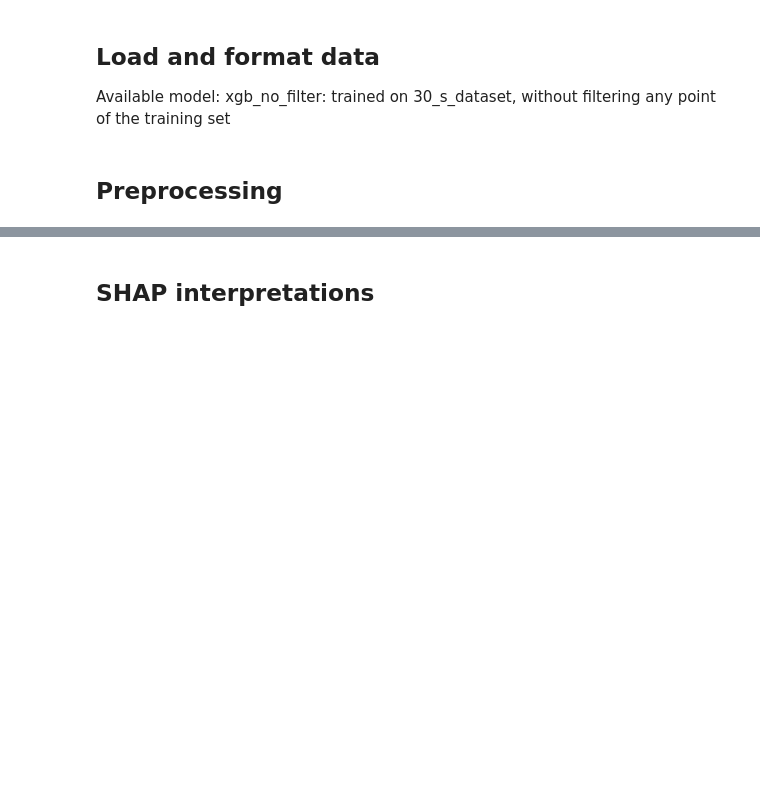
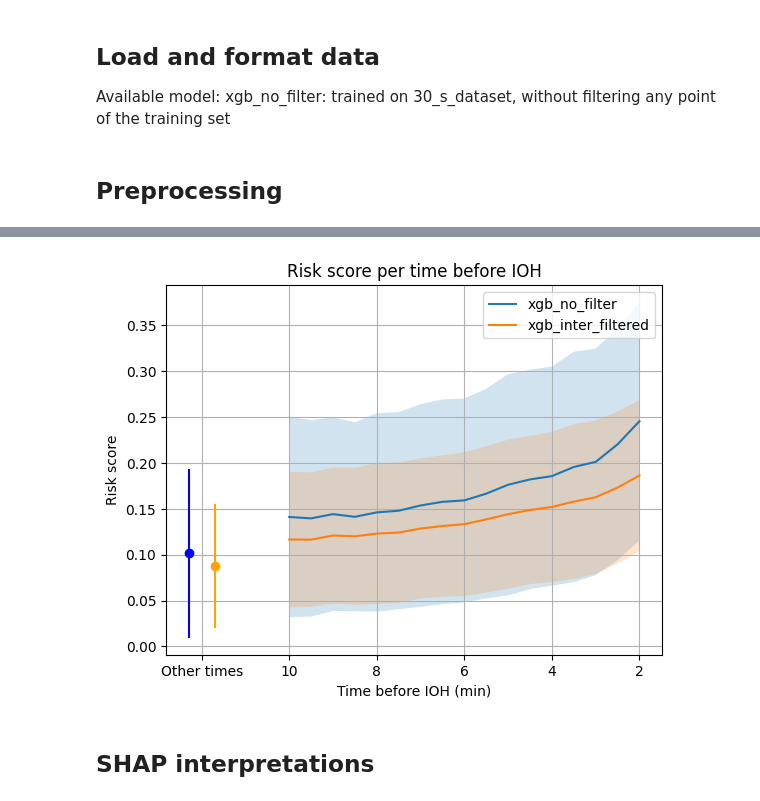
Before and after one commit to BobAubouin/hypotension_pred, a Jupyter notebook: scripts/experiments/show_results.ipynb, the cells around one changed output, grey strips where cells are left out. Drawn from its saved outputs; the diff is of its cells as text; code cells hidden in the pictures; blank space fills up the shorter version.

Commit message:
final code before revision 1

```diff
--- a/scripts/experiments/show_results.ipynb
+++ b/scripts/experiments/show_results.ipynb
@@ -125,3 +144,39 @@ F1-score: 43.0% (0.4%)
+# %%
+test['risk_score'] = tester.y_pred_model[0]
+test['risk_score_2'] = tester.y_pred_model[1]
+
+risk_per_time = test.groupby('time_before_IOH').agg({'risk_score': 'mean', 'risk_score_2': 'mean'}).reset_index()
+risk_per_time_std = test.groupby('time_before_IOH').agg({'risk_score': 'std', 'risk_score_2': 'std'}).reset_index()
+
+mean_risk_non_hypo = test.query('label == 0')['risk_score'].mean()
+std_risk_non_hypo = test.query('label == 0')['risk_score'].std()
+
+mean_risk_hypo_2 = test.query('label == 0')['risk_score_2'].mean()
+std_risk_hypo_2 = test.query('label == 0')['risk_score_2'].std()
+
+plt.plot(risk_per_time['time_before_IOH']/60, risk_per_time['risk_score'], label='xgb_no_filter')
+plt.plot(risk_per_time['time_before_IOH']/60, risk_per_time['risk_score_2'], label='xgb_inter_filtered')
+plt.fill_between(risk_per_time['time_before_IOH']/60
+, risk_per_time['risk_score'] - risk_per_time_std['risk_score'], risk_per_time['risk_score'] + risk_per_time_std['risk_score'], alpha=0.2)
+plt.fill_between(risk_per_time['time_before_IOH']/60, risk_per_time['risk_score_2'] - risk_per_time_std['risk_score_2'], risk_per_time['risk_score_2'] + risk_per_time_std['risk_score_2'], alpha=0.2)
+
+plt.errorbar([12.3], [mean_risk_non_hypo], yerr=std_risk_non_hypo, fmt='o', color='blue')
+plt.errorbar([11.7], [mean_risk_hypo_2], yerr=std_risk_hypo_2, fmt='o', color='orange')
+plt.title('Risk score per time before IOH')
+
+plt.legend()
+
+plt.xlabel('Time before IOH (min)')
+plt.ylabel('Risk score')
+
+labels = [item.get_text() for item in plt.gca().get_xticklabels()]
+labels = ['2', '2', '4', '6', '8', '10', 'Other times']
+plt.gca().set_xticklabels(labels)
+plt.gca().invert_xaxis()
+plt.grid()
+plt.show()
+# %% [output]
+[figure, added]
 # %% [markdown]
 ## SHAP interpretations
 # %%
```
Also changed, not shown: parts of 13 cells of this notebook, 8 other files.
